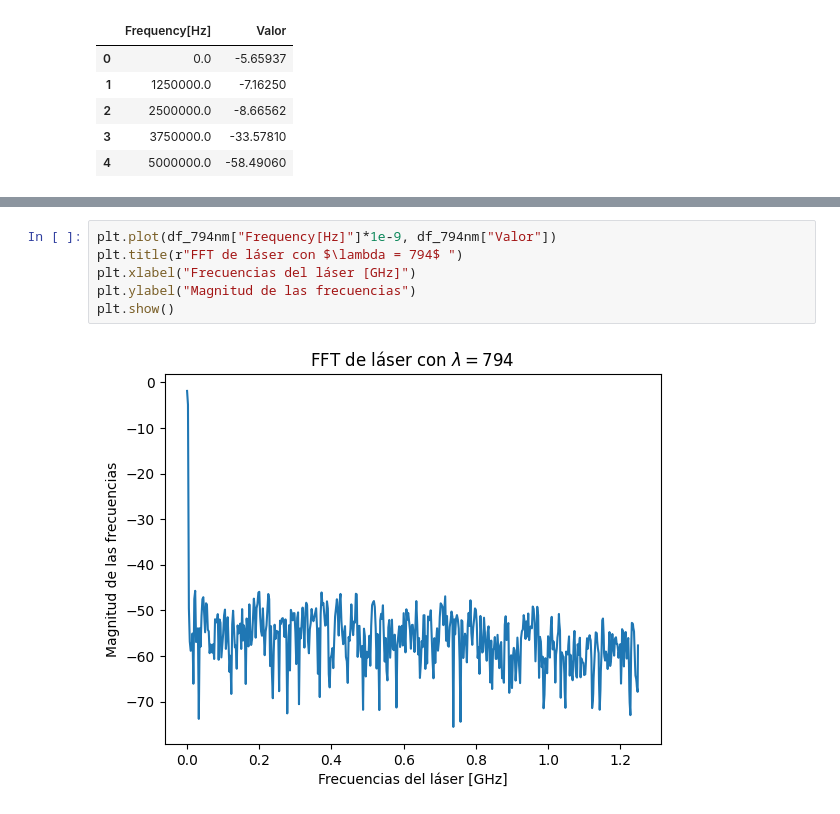
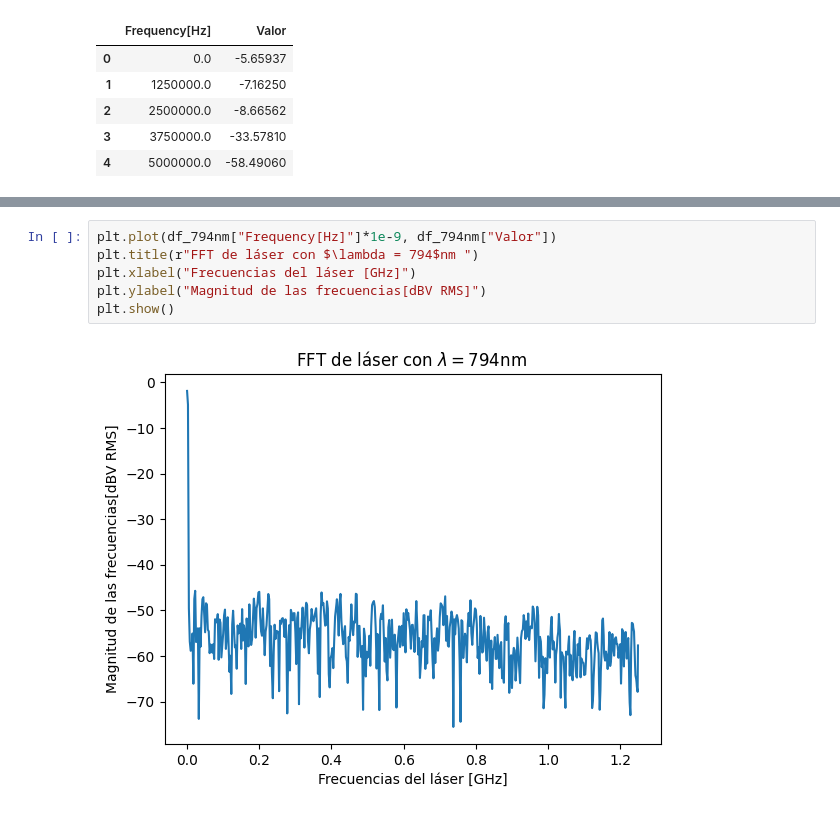
Before and after one commit to Mateo-Rubio/Proyecto, a Jupyter notebook: LaserFFT/Untitled1.ipynb, the cells around one changed output, grey strips where cells are left out. Drawn from its saved outputs; the diff is of its cells as text.

```diff
--- a/LaserFFT/Untitled1.ipynb
+++ b/LaserFFT/Untitled1.ipynb
@@ -40,8 +40,8 @@ plt.show()
 # %%
 plt.plot(df_794nm["Frequency[Hz]"]*1e-9, df_794nm["Valor"])
-plt.title(r"FFT de láser con $\lambda = 794$ ")
+plt.title(r"FFT de láser con $\lambda = 794$nm ")
 plt.xlabel("Frecuencias del láser [GHz]")
-plt.ylabel("Magnitud de las frecuencias")
+plt.ylabel("Magnitud de las frecuencias[dBV RMS]")
 plt.show()
 # %% [output]
-[figure, old version]
+[figure, new version]
```
Also changed, not shown: parts of 1 cell of this notebook.
